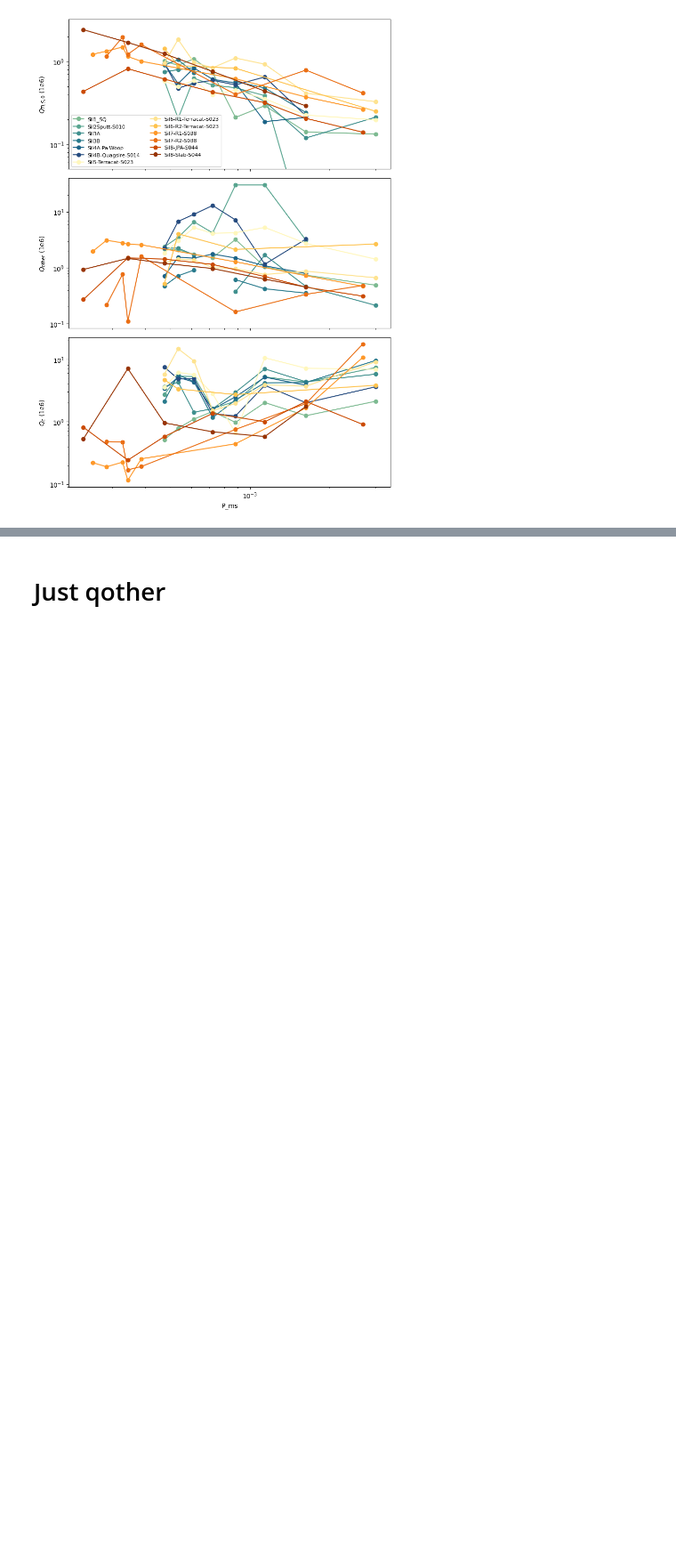
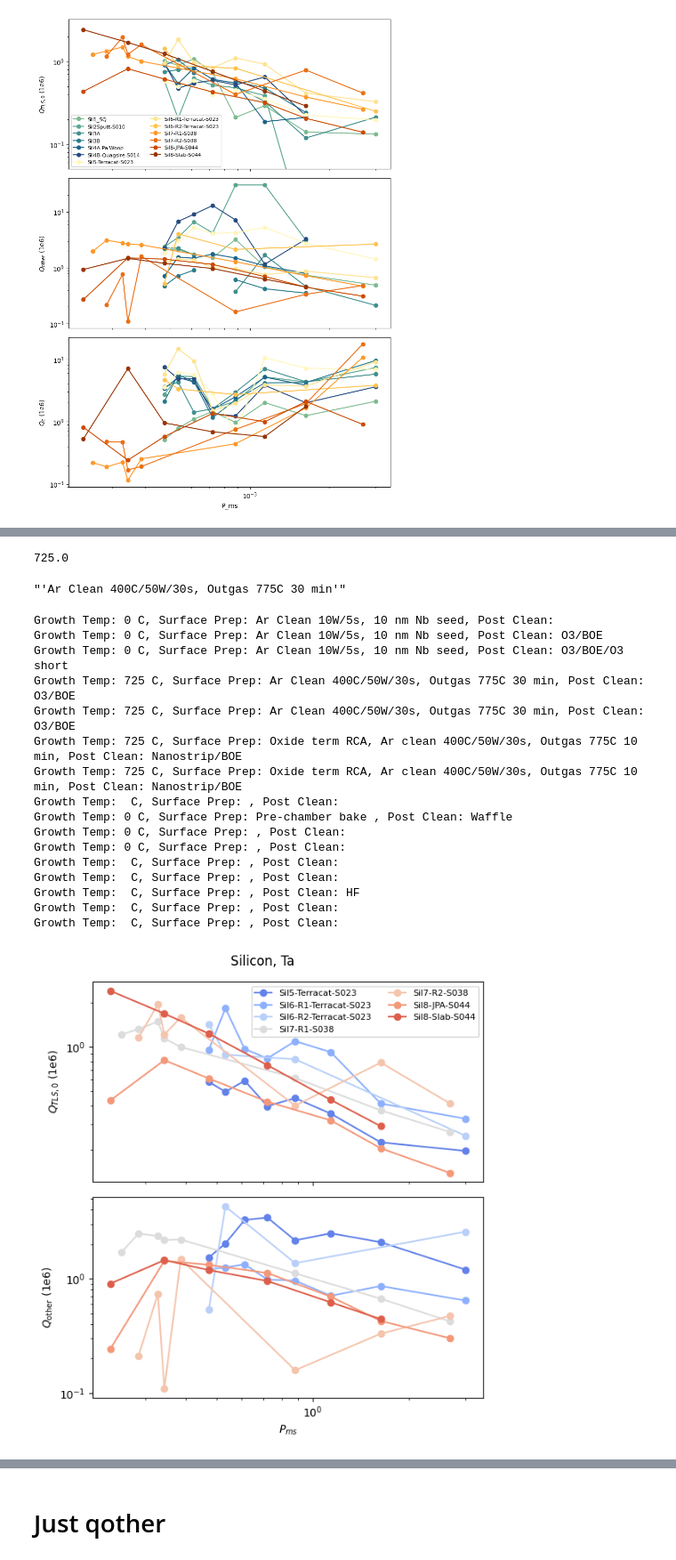
Before and after one commit to eesh-gupta/scresonators, a Jupyter notebook: dbs/load_res_database.ipynb, the cells around one changed output, grey strips where cells are left out. Shown at 89% size. Drawn from its saved outputs; the diff is of its cells as text; code cells hidden in the pictures; blank space fills up the shorter version.

Commit message:
clean things up for Jiayi

```diff
--- a/dbs/load_res_database.ipynb
+++ b/dbs/load_res_database.ipynb
@@ -153,0 +226,13 @@ Number of samples with Substrate Silicon and Metal Nb: 47
+# %%
+import re
+
+value = notion_df['Growth temp (C)'][21]
+number = float(re.search(r'\d+\.?\d*', value).group()) if isinstance(value, str) else value
+number
+# %% [output]
+725.0
+# %%
+value = notion_df['Surface Prep'][21]
+value[1:-1]
+# %% [output]
+"'Ar Clean 400C/50W/30s, Outgas 775C 30 min'"
@@ -153,0 +241,49 @@ Number of samples with Substrate Silicon and Metal Nb: 47
+# %%
+xval = 'P_ms'
+#xval = 'Gap (um)'
+#xval = 'Target Freq. (GHz)'
+for substrate in notion_df['Substrate'].unique():
+    for metal in notion_df['Metal'].unique():
+        filtered_group = notion_df[(notion_df['Substrate'] == substrate) & (notion_df['Metal'] == metal)]
+        if filtered_group.empty:
+            continue
+        else:
+            fig, ax = plt.subplots(2,1, figsize=(6,6.5), sharex=True)
+        col = sns.color_palette('coolwarm', len(filtered_group['Name'].unique()))
+        for idx, (name, group) in enumerate(filtered_group.groupby('Name')):
+            #temp = notion_df['Growth temp (C)']
+            first_index = group.index[0]
+            note = f"Growth Temp: {group['Growth temp (C)'].iloc[0][1:-1]} C, Surface Prep: {group['Surface Prep'].iloc[0][2:-2]}, Post Clean: {group['Post clean'].iloc[0]}"
+            print(note)
+            group = group.sort_values(by=xval)
+            ax[0].loglog(1e3*group[xval], group['QTLS0 (1e6)'], 'o-', label=f"{name}", color=col[idx])
+            #ax[1].loglog(1e3*group[xval], group['Qother (1e6)'], 'o-', label=f"{name}", color=col[idx])
+            ax[1].loglog(1e3 * group[xval], group['Q_Hi'], 'o-', label=f"{name}", color=col[idx])
+
+        ax[0].set_ylabel('$Q_{TLS,0}$ (1e6)')
+        ax[1].set_ylabel('$Q_{\mathrm{other}}$ (1e6)')
+        ax[1].set_xlabel('$P_{ms}$')
+        ax[0].legend(ncol=2, fontsize=8)
+
+        fig.suptitle(f"{substrate}, {metal}")
+        fig.tight_layout()
+        if metal=='Nb' and substrate=='Silicon':
+            ax[0].set_ylim(bottom=0.085)
+# %% [output]
+Growth Temp: 0 C, Surface Prep: Ar Clean 10W/5s, 10 nm Nb seed, Post Clean:
+Growth Temp: 0 C, Surface Prep: Ar Clean 10W/5s, 10 nm Nb seed, Post Clean: O3/BOE
+Growth Temp: 0 C, Surface Prep: Ar Clean 10W/5s, 10 nm Nb seed, Post Clean: O3/BOE/O3 short
+Growth Temp: 725 C, Surface Prep: Ar Clean 400C/50W/30s, Outgas 775C 30 min, Post Clean: O3/BOE
+Growth Temp: 725 C, Surface Prep: Ar Clean 400C/50W/30s, Outgas 775C 30 min, Post Clean: O3/BOE
+Growth Temp: 725 C, Surface Prep: Oxide term RCA, Ar clean 400C/50W/30s, Outgas 775C 10 min, Post Clean: Nanostrip/BOE
+Growth Temp: 725 C, Surface Prep: Oxide term RCA, Ar clean 400C/50W/30s, Outgas 775C 10 min, Post Clean: Nanostrip/BOE
+Growth Temp:  C, Surface Prep: , Post Clean:
+Growth Temp: 0 C, Surface Prep: Pre-chamber bake , Post Clean: Waffle
+Growth Temp: 0 C, Surface Prep: , Post Clean:
+Growth Temp: 0 C, Surface Prep: , Post Clean:
+Growth Temp:  C, Surface Prep: , Post Clean:
+Growth Temp:  C, Surface Prep: , Post Clean:
+Growth Temp:  C, Surface Prep: , Post Clean: HF
+Growth Temp:  C, Surface Prep: , Post Clean:
+Growth Temp:  C, Surface Prep: , Post Clean:
+[figure, added]
```
Also changed, not shown: parts of 18 cells of this notebook, 7 other files.
